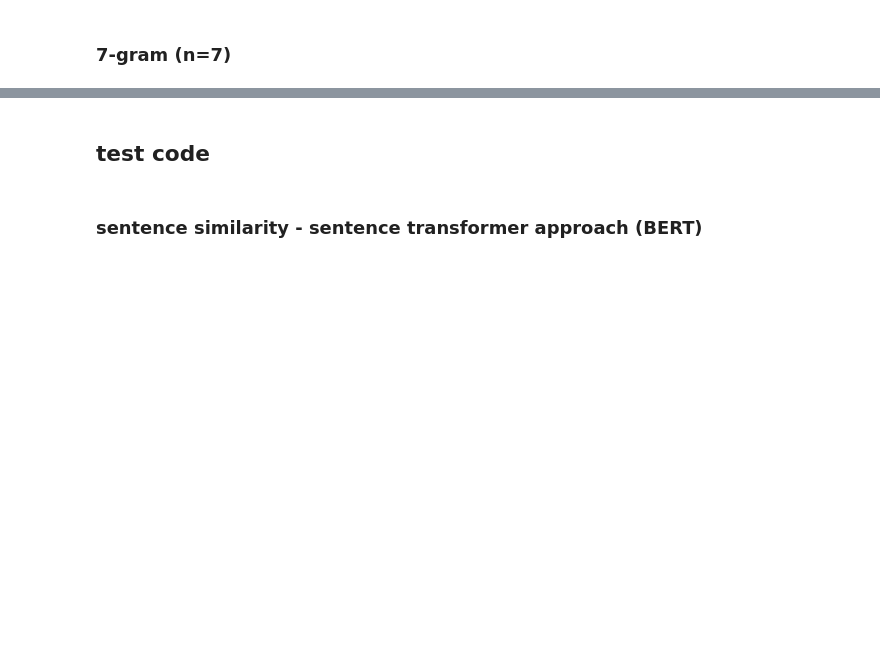
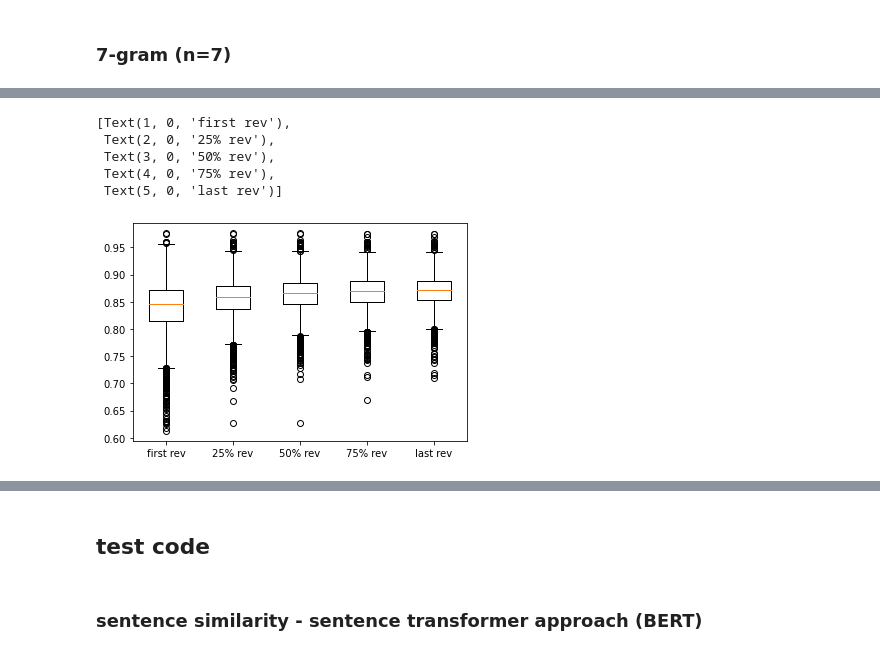
Before and after one commit to iTsluku/ndb-wikipedia-reuse, a Jupyter notebook: quantify_text_reuse.ipynb, the cells around one changed output, grey strips where cells are left out. Saved outputs shown, nothing was run; the diff lists cells and outputs as text; code cells hidden in the pictures; blank space fills up the shorter version.

```diff
--- a/quantify_text_reuse.ipynb
+++ b/quantify_text_reuse.ipynb
@@ -179,11 +193,6 @@ def get_embedding_similarity(ndb_text: str, wikipedia_text: str):
 # %% [output]
 [interactive output not drawn]
 # %%
-path = os.path.abspath("")
-data_df_rel = "data/df/"
-data_df_ndb_abs = os.path.join(path, data_df_rel, "df_ndb_wikipedia.pkl")
-corpus = pd.read_pickle(data_df_ndb_abs)
-
 cwd = os.getcwd()
 revisions_rel_path = "data/revisions/"
 revisions_abs_path = os.path.join(cwd, revisions_rel_path)
@@ -900,4 +853,5 @@ with open(os.path.join(cwd, "data/reuse/", "embedding_similarity.pkl"), "wb") as
 # %%
 data = None
 with open(os.path.join(cwd, "data/reuse/", "embedding_similarity.pkl"), "rb") as f:
-    data = pickle.load(f)
+    unpickler = pickle.Unpickler(f)
+    data = unpickler.load()
@@ -913,0 +862,8 @@ embedding_similarity_dict = {
+# %%
+embedding_similarity_ndb_wiki = {
+    "first rev": [np.mean(t[0]) for t in data[0] if t[0]],
+    "25% rev": [np.mean(t[0]) for t in data[1] if t[0]],
+    "50% rev": [np.mean(t[0]) for t in data[2] if t[0]],
+    "75% rev": [np.mean(t[0]) for t in data[3] if t[0]],
+    "last rev": [np.mean(t[0]) for t in data[4] if t[0]],
+}
@@ -914,4 +872,11 @@ embedding_similarity_dict = {
 # %%
 fig, ax = plt.subplots()
-ax.boxplot(embedding_similarity_dict.values())
-ax.set_xticklabels(embedding_similarity_dict.keys())
+ax.boxplot(embedding_similarity_ndb_wiki.values())
+ax.set_xticklabels(embedding_similarity_ndb_wiki.keys())
+# %% [output]
+[Text(1, 0, 'first rev'),
+ Text(2, 0, '25% rev'),
+ Text(3, 0, '50% rev'),
+ Text(4, 0, '75% rev'),
+ Text(5, 0, 'last rev')]
+[figure, added]
```
Also changed, not shown: parts of 22 cells of this notebook, 10 other files.
